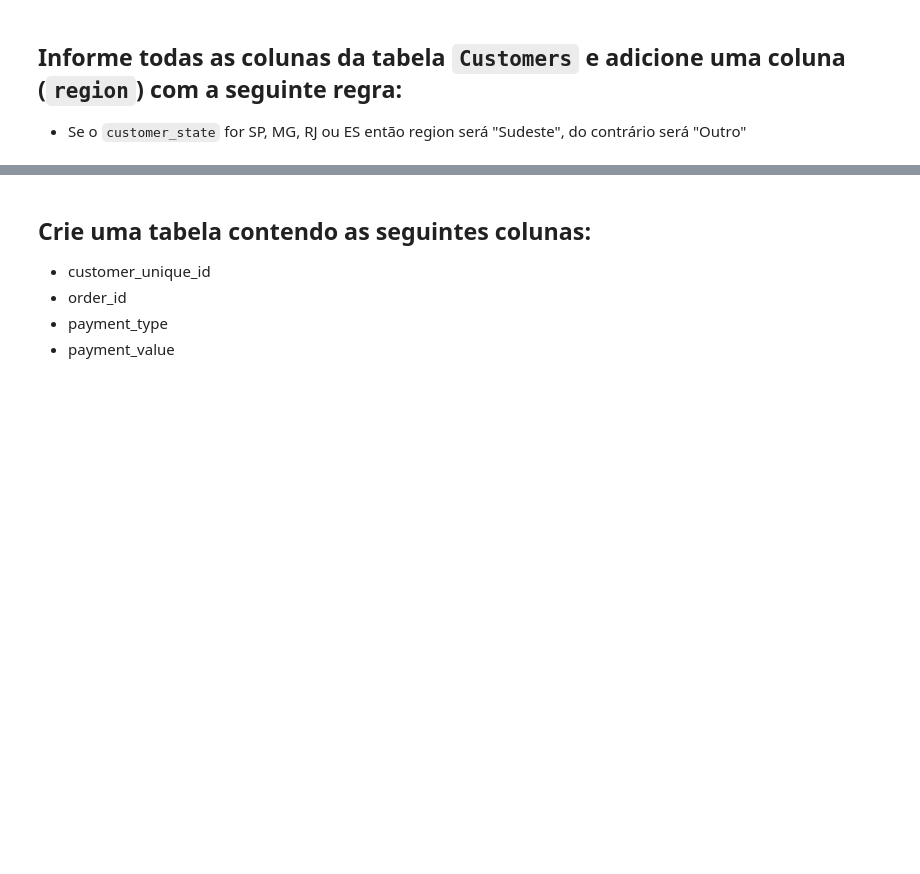
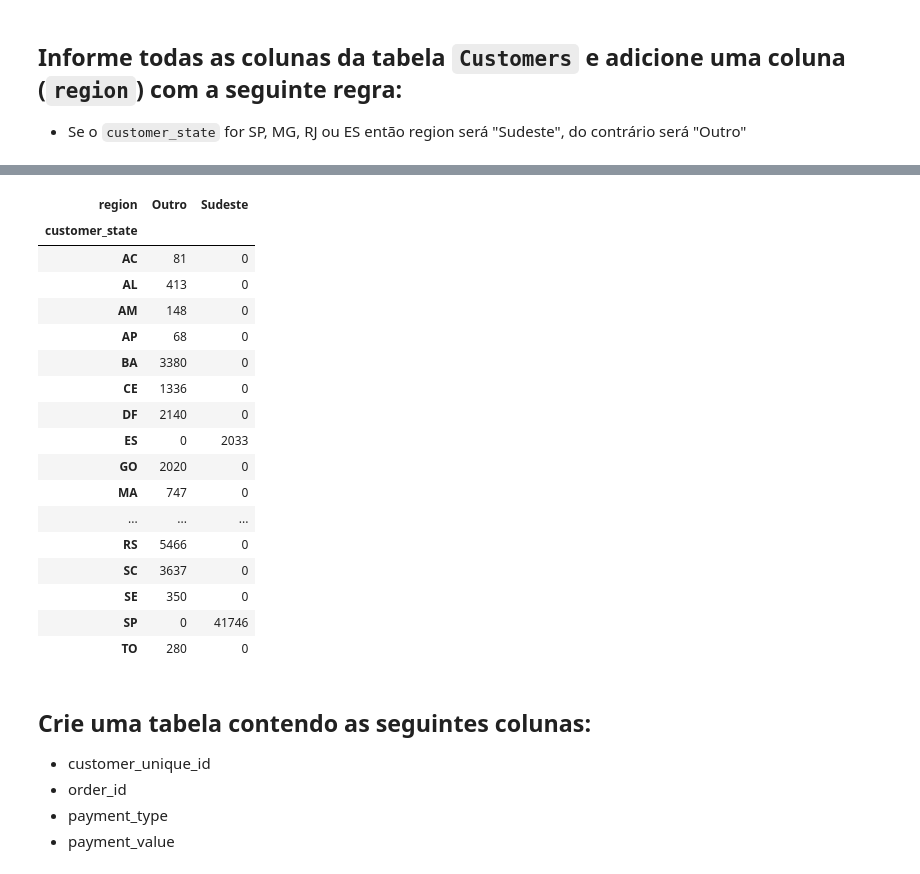
Before and after one commit to ossamum/aulas-mesttra, a Jupyter notebook: SQL/Aula 03 - SQL - Exercícios.ipynb, the cells around one changed output, grey strips where cells are left out. Saved outputs shown, nothing was run; the diff lists cells and outputs as text; code cells hidden in the pictures; blank space fills up the shorter version.

```diff
--- a/SQL/Aula 03 - SQL - Exercícios.ipynb
+++ b/SQL/Aula 03 - SQL - Exercícios.ipynb
@@ -124,3 +174,15 @@ cursor.fetchall()
 ## Informe todas as colunas da tabela `Customers` e adicione uma coluna (`region`) com a seguinte regra:
 
 - Se o `customer_state` for SP, MG, RJ ou ES então region será "Sudeste", do contrário será "Outro"
+# %%
+query = '''
+    SELECT *,
+            CASE WHEN customer_state IN ('SP', 'MG', 'RJ', 'ES')
+                THEN 'Sudeste'
+                ELSE 'Outro'
+            END AS region
+
+    FROM Customers
+'''
+
+df = pd.read_sql(query, con)
@@ -127,3 +209,24 @@ cursor.fetchall()
+# %%
+pd.crosstab(df['customer_state'], df['region'])
+# %% [output]
+| region | Outro | Sudeste |
+| customer_state |  |  |
+| AC | 81 | 0 |
+| AL | 413 | 0 |
+| AM | 148 | 0 |
+| AP | 68 | 0 |
+| BA | 3380 | 0 |
+| CE | 1336 | 0 |
+| DF | 2140 | 0 |
+| ES | 0 | 2033 |
+| GO | 2020 | 0 |
+| MA | 747 | 0 |
+| ... | ... | ... |
+| RS | 5466 | 0 |
+| SC | 3637 | 0 |
+| SE | 350 | 0 |
+| SP | 0 | 41746 |
+| TO | 280 | 0 |
 # %% [markdown]
 ## Crie uma tabela contendo as seguintes colunas:
 
```
Also changed, not shown: parts of 35 cells of this notebook, 1 other file.
